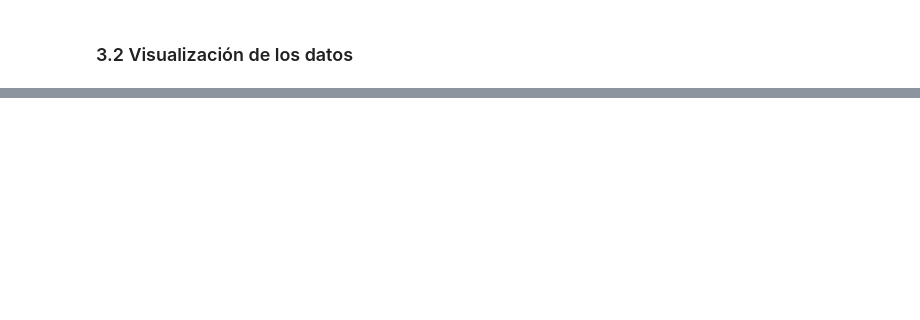
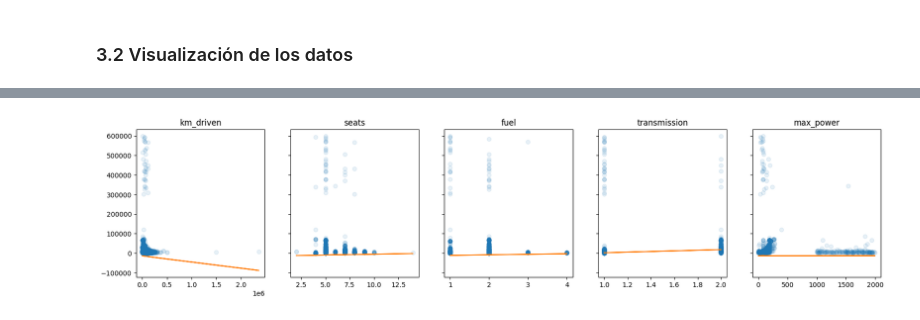
Before and after one commit to bi-202310/lab-2, a Jupyter notebook: regression.ipynb, the cells around one changed output, grey strips where cells are left out. Saved outputs shown, nothing was run; the diff lists cells and outputs as text; code cells hidden in the pictures; blank space fills up the shorter version.

```diff
--- a/regression.ipynb
+++ b/regression.ipynb
@@ -224,0 +270,5 @@ plt.show()
+# %%
+# Asumimos que el experto decidio que estos eran los features mas relevantes
+features_avec_year = ["year", "km_driven", "seats", "fuel", "transmission", "max_power"]
+features = ["km_driven", "seats", "fuel", "transmission", "max_power"]
+#TODO: justificar atributos
@@ -224,0 +287,2 @@ plt.show()
+# %%
+x_train, x_test, y_train, y_test = train_test_split(df[features], df['selling_price'], test_size = 0.3, random_state = 1)
@@ -224,0 +361,4 @@ plt.show()
+# %%
+regression = LinearRegression()
+# %%
+regression.fit(x_train, y_train)
@@ -224,0 +380,14 @@ plt.show()
+# %%
+f, axs = plt.subplots(1, len(features), sharey = True, figsize = (20, 4))
+
+for i in range(len(features)):
+    col = features[i]
+    x = x_train[col]
+    m = regression.coef_[i]
+    b = regression.intercept_
+
+    axs[i].plot(x, y_train, 'o', alpha = 0.1)
+    axs[i].plot(x, x * m + b)
+    axs[i].set_title(col)
+# %% [output]
+[figure, added]
```
Also changed, not shown: parts of 23 cells of this notebook, 1 other file.
